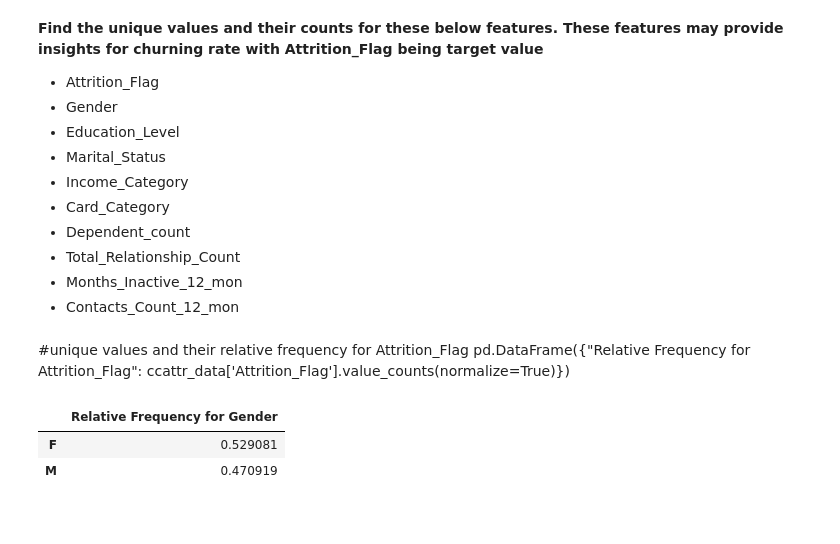
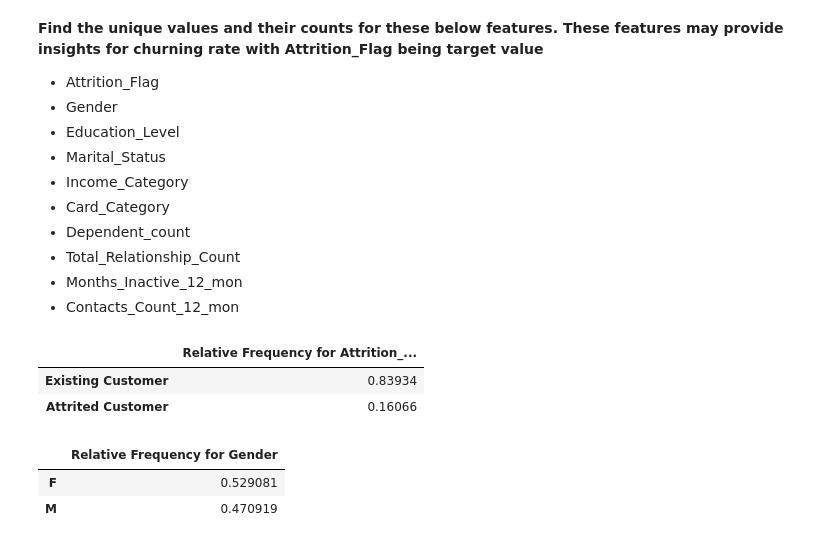
Before and after one commit to shaisid01/Data-Science, a Jupyter notebook: CapstoneProjects/Capstone 2/Notebooks/02_data_wrangling.ipynb, the cells around one changed output. Cells and saved outputs as stored; diff of their text form; code cells hidden in the pictures; blank space fills up the shorter version.

```diff
--- a/CapstoneProjects/Capstone 2/Notebooks/02_data_wrangling.ipynb
+++ b/CapstoneProjects/Capstone 2/Notebooks/02_data_wrangling.ipynb
@@ -295,9 +289,13 @@ Unique values for float type is not necessary as they are income type.
 * Total_Relationship_Count
 * Months_Inactive_12_mon
 * Contacts_Count_12_mon
-# %% [markdown]
-#unique values and their relative frequency for Attrition_Flag
-pd.DataFrame({"Relative Frequency for Attrition_Flag": ccattr_data['Attrition_Flag'].value_counts(normalize=True)})
+# %%
+#unique values and their relative frequency for Attrition_Flag
+pd.DataFrame({"Relative Frequency for Attrition_Flag": ccattr_data['Attrition_Flag'].value_counts(normalize=True)})
+# %% [output]
+|  | Relative Frequency for Attrition_... |
+| Existing Customer | 0.83934 |
+| Attrited Customer | 0.16066 |
 # %%
 #unique values and their relative frequency for Gender
 pd.DataFrame({"Relative Frequency for Gender": ccattr_data['Gender'].value_counts(normalize=True)})
```
Also changed, not shown: parts of 11 cells of this notebook, 4 other files.
